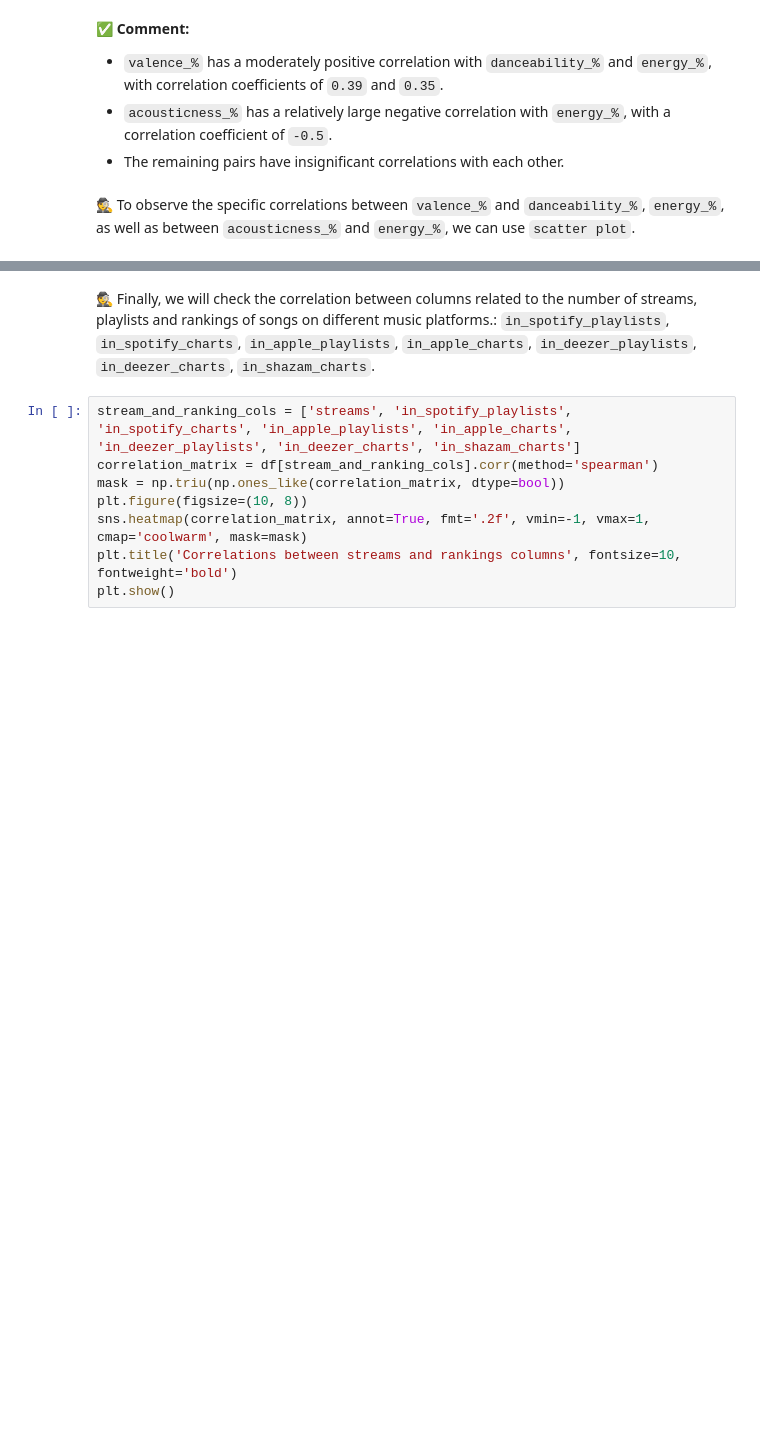
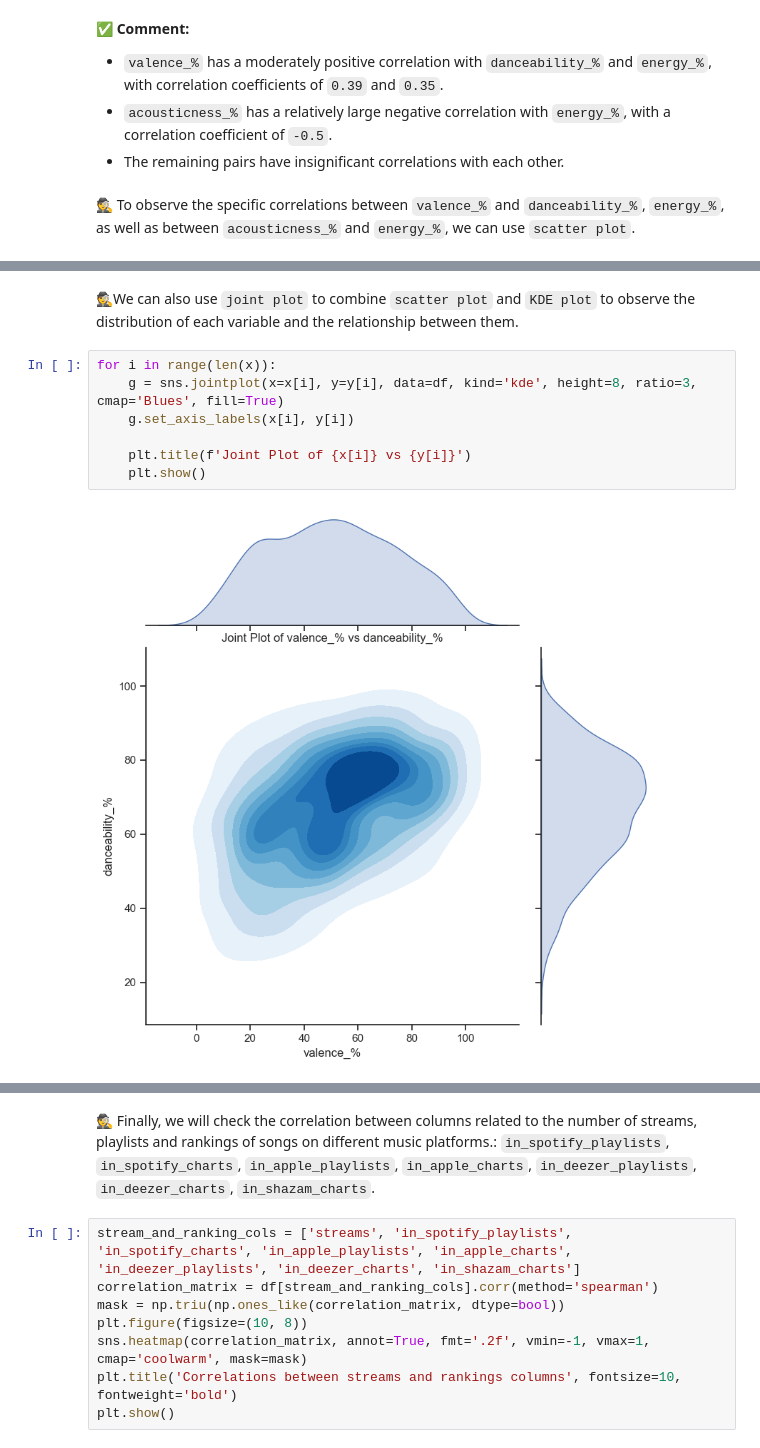
Before and after one commit to khanhnhan1512/Final-Project-DS-Programming, a Jupyter notebook: 02-Data_Exploration_and_Preprocessing.ipynb, the cells around one changed output, grey strips where cells are left out. Drawn from its saved outputs; the diff is of its cells as text; blank space fills up the shorter version.

```diff
--- a/02-Data_Exploration_and_Preprocessing.ipynb
+++ b/02-Data_Exploration_and_Preprocessing.ipynb
@@ -710,0 +711,11 @@ plt.show()
+# %% [markdown]
+🕵️We can also use `joint plot` to combine `scatter plot` and `KDE plot` to observe the distribution of each variable and the relationship between them.
+# %%
+for i in range(len(x)):
+    g = sns.jointplot(x=x[i], y=y[i], data=df, kind='kde', height=8, ratio=3, cmap='Blues', fill=True)
+    g.set_axis_labels(x[i], y[i])
+
+    plt.title(f'Joint Plot of {x[i]} vs {y[i]}')
+    plt.show()
+# %% [output]
+[figure, added]
```
Also changed, not shown: parts of 4 cells of this notebook.
